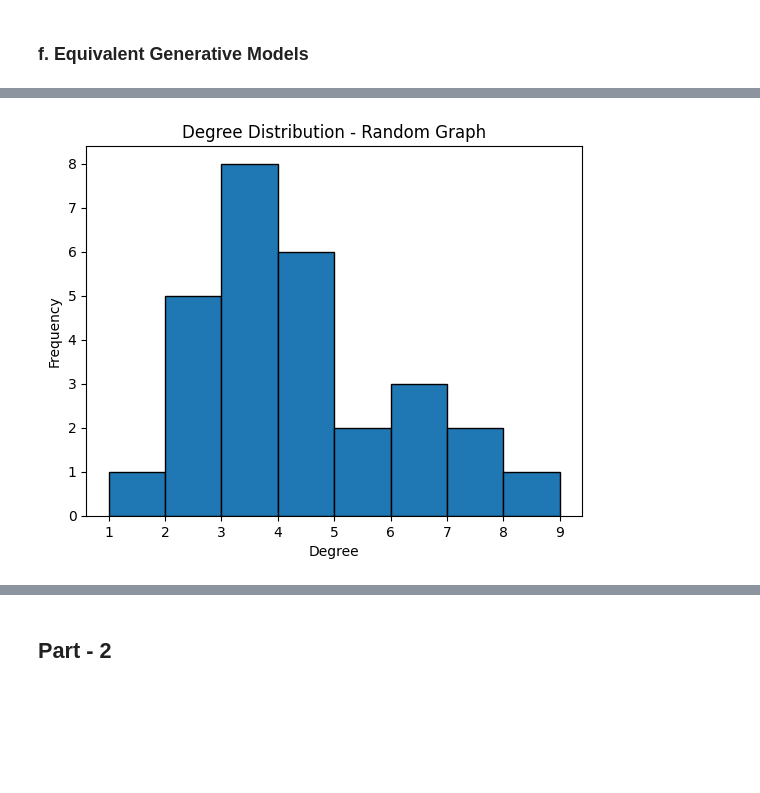
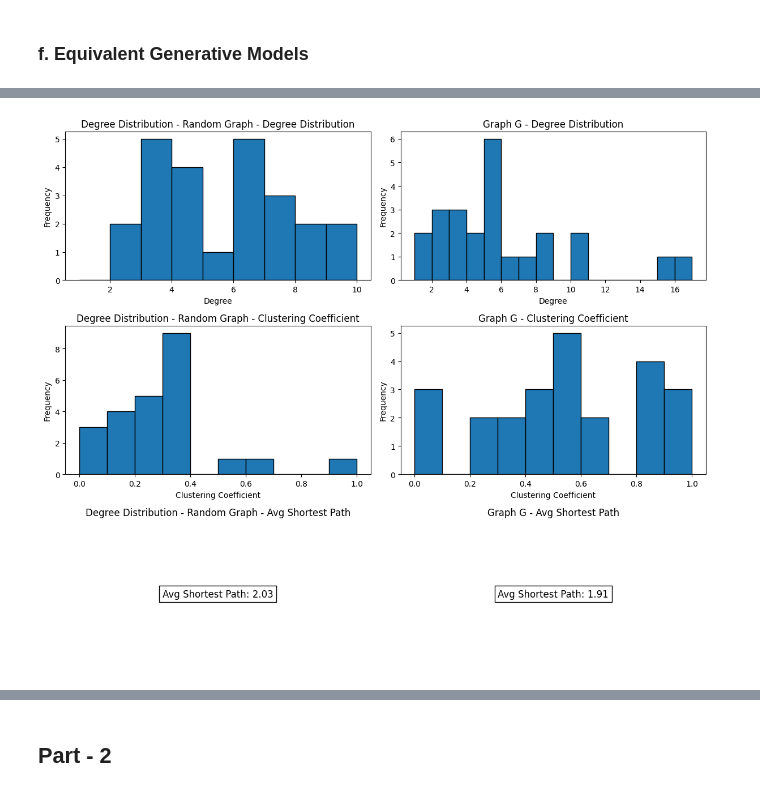
Before and after one commit to rasgulla-warriors/aneus-explorers, a Jupyter notebook: SC.ipynb, the cells around one changed output, grey strips where cells are left out. Cells and saved outputs as stored; diff of their text form; code cells hidden in the pictures; blank space fills up the shorter version.

```diff
--- a/SC.ipynb
+++ b/SC.ipynb
@@ -47,11 +47,9 @@ characters = [
     "Ascanius",          # Aeneas's son
     "Anchises",          # Aeneas's father
     "Creusa",            # Aeneas's wife, who dies during the fall of Troy
-    "Laocoön",           # A Trojan priest who warns against the wooden horse
     "Priam",             # The king of Troy
     "Hector",            # A Trojan prince and warrior, killed by Achilles
     "Achilles",          # The Greek hero whose ghost appears in the underworld
-    "Turnus's Sister",   # A minor character related to Turnus
     "Amata",             # The wife of Latinus and mother of Lavinia
     "Lavinia",           # The daughter of Latinus, whom Aeneas marries
     "Latinus",           # The king of the Latins and father of Lavinia
@@ -60,8 +58,6 @@ characters = [
     "Camilla",           # The warrior queen of the Volscians, allied with Turnus
     "Nisus",             # A Trojan warrior who undertakes a dangerous mission
     "Euryalus",          # Nisus's companion, who also participates in the mission
-    "Sybil",             # The priestess of Apollo who guides Aeneas to the underworld
-    "Mimnermus",         # A minor character involved in the epic's events
     "Tarchon",           # An ally of Aeneas, leader of the Etruscans
     "Sergestus",         # A minor Trojan figure who aids Aeneas
 ]
@@ -442,20 +438,80 @@ plot_graph(G_random, "Random Graph Model (Erdős-Rényi)")
 plot_graph(G_preferential, "Preferential Attachment Model (Barabási-Albert)")
 plot_graph(G_small_world, "Small-World Model (Watts-Strogatz)")
 
-# Additional comparison (e.g., degree distributions)
-def plot_degree_distribution(graph, title):
-    degrees = [d for n, d in graph.degree()]
-    plt.hist(degrees, bins=range(1, max(degrees) + 1), edgecolor='black')
-    plt.title(title)
-    plt.xlabel('Degree')
-    plt.ylabel('Frequency')
+
+
+
+import matplotlib.pyplot as plt
+import networkx as nx
+
+def plot_graph_metrics(graph1, title1):
+    graph2 = G
+    title2 = "Graph G"
+
+    degrees1 = [d for n, d in graph1.degree()]
+    degrees2 = [d for n, d in graph2.degree()]
+
+    clustering_coeffs1 = list(nx.clustering(graph1).values())
+    clustering_coeffs2 = list(nx.clustering(graph2).values())
+
+    avg_shortest_path1 = nx.average_shortest_path_length(graph1) if nx.is_connected(graph1) else None
+    avg_shortest_path2 = nx.average_shortest_path_length(graph2) if nx.is_connected(graph2) else None
+
+    fig, axs = plt.subplots(3, 2, figsize=(12, 10))
+
+    axs[0, 0].hist(degrees1, bins=range(1, max(degrees1) + 1), edgecolor='black')
+    axs[0, 0].set_title(f'{title1} - Degree Distribution')
+    axs[0, 0].set_xlabel('Degree')
+    axs[0, 0].set_ylabel('Frequency')
+
+    axs[0, 1].hist(degrees2, bins=range(1, max(degrees2) + 1), edgecolor='black')
+    axs[0, 1].set_title(f'{title2} - Degree Distribution')
+    axs[0, 1].set_xlabel('Degree')
+    axs[0, 1].set_ylabel('Frequency')
+
+    axs[1, 0].hist(clustering_coeffs1, bins=10, edgecolor='black')
+    axs[1, 0].set_title(f'{title1} - Clustering Coefficient')
+    axs[1, 0].set_xlabel('Clustering Coefficient')
+    axs[1, 0].set_ylabel('Frequency')
+
+    axs[1, 1].hist(clustering_coeffs2, bins=10, edgecolor='black')
+    axs[1, 1].set_title(f'{title2} - Clustering Coefficient')
+    axs[1, 1].set_xlabel('Clustering Coefficient')
+    axs[1, 1].set_ylabel('Frequency')
+
+    if avg_shortest_path1 is not None:
+        axs[2, 0].text(0.5, 0.5, f"Avg Shortest Path: {avg_shortest_path1:.2f}",
+                       horizontalalignment='center', verticalalignment='center',
+                       fontsize=12, bbox=dict(facecolor='white', edgecolor='black'))
+        axs[2, 0].set_title(f'{title1} - Avg Shortest Path')
+        axs[2, 0].axis('off')
+    else:
+        axs[2, 0].text(0.5, 0.5, "Graph is Disconnected",
+                       horizontalalignment='center', verticalalignment='center',
+                       fontsize=12, bbox=dict(facecolor='white', edgecolor='black'))
+        axs[2, 0].set_title(f'{title1} - Avg Shortest Path')
+        axs[2, 0].axis('off')
+
+    if avg_shortest_path2 is not None:
+        axs[2, 1].text(0.5, 0.5, f"Avg Shortest Path: {avg_shortest_path2:.2f}",
+                       horizontalalignment='center', verticalalignment='center',
+                       fontsize=12, bbox=dict(facecolor='white', edgecolor='black'))
+        axs[2, 1].set_title(f'{title2} - Avg Shortest Path')
+        axs[2, 1].axis('off')
+    else:
+        axs[2, 1].text(0.5, 0.5, "Graph is Disconnected",
+                       horizontalalignment='center', verticalalignment='center',
+                       fontsize=12, bbox=dict(facecolor='white', edgecolor='black'))
+        axs[2, 1].set_title(f'{title2} - Avg Shortest Path')
+        axs[2, 1].axis('off')
+
+    plt.tight_layout()
     plt.show()
 
-# Plot degree distributions for comparison
-plot_degree_distribution(G_random, "Degree Distribution - Random Graph")
-plot_degree_distribution(G_preferential, "Degree Distribution - Preferential Attachment")
-plot_degree_distribution(G_small_world, "Degree Distribution - Small-World Model")
 
 
-# Could also check metrics such as average path length and clustering coefficient for comparisons with our original graph
+
+plot_graph_metrics(G_random, "Degree Distribution - Random Graph")
+plot_graph_metrics(G_preferential, "Degree Distribution - Preferential Attachment")
+plot_graph_metrics(G_small_world, "Degree Distribution - Small-World Model")
 # %% [output]
@@ -465 +521 @@ plot_degree_distribution(G_small_world, "Degree Distribution - Small-World Model
-[figure, old version]
+[figure, new version]
```
Also changed, not shown: parts of 15 cells of this notebook.
